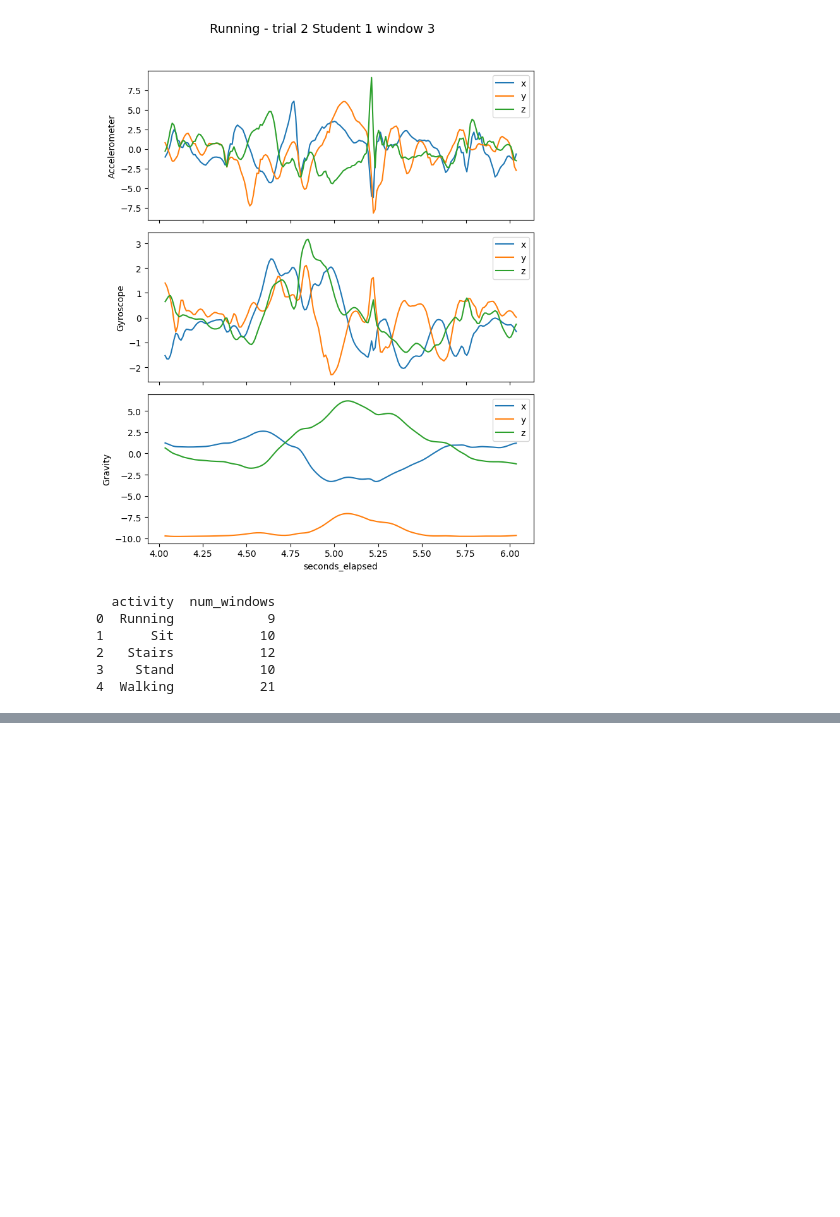
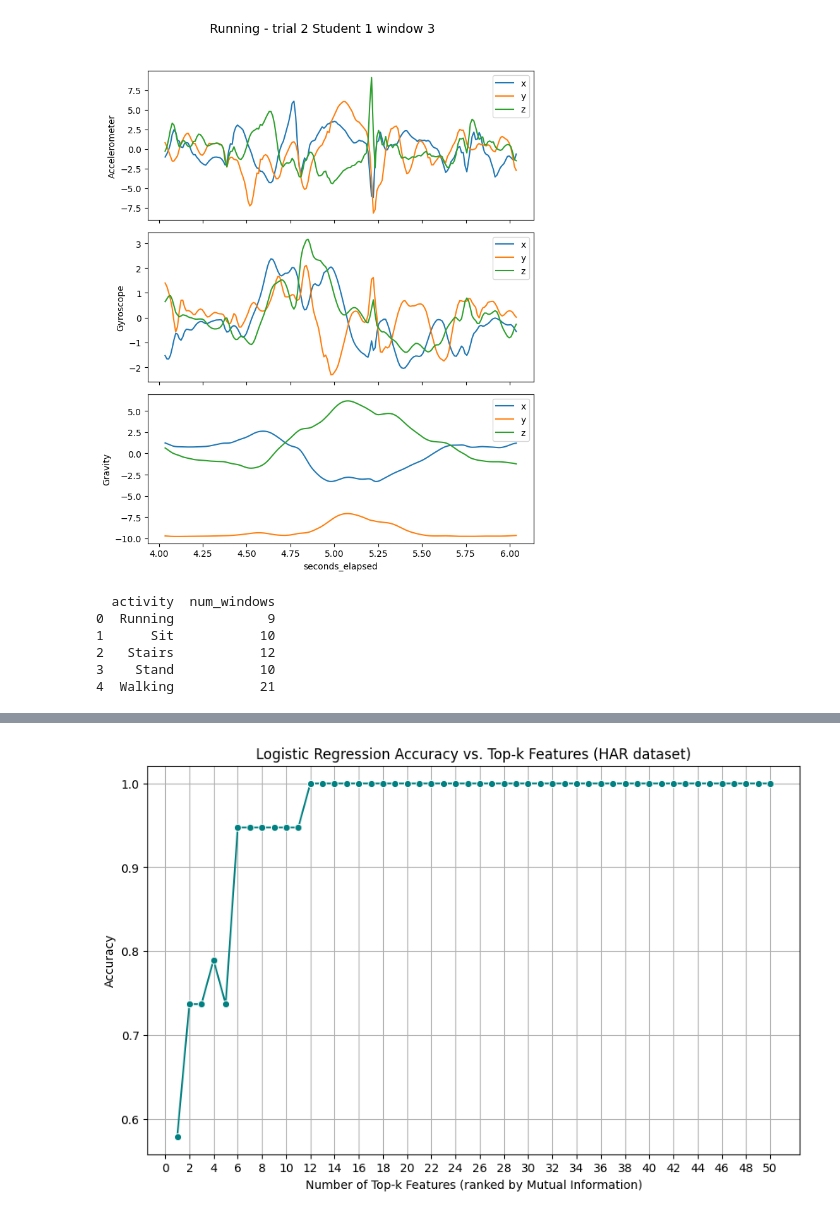
Before and after one commit to Szlj56/Data-Analysis-Assignment-1, a Jupyter notebook: Main.ipynb, the cells around one changed output, grey strips where cells are left out. Saved outputs shown, nothing was run; the diff lists cells and outputs as text; code cells hidden in the pictures; blank space fills up the shorter version.

```diff
--- a/Main.ipynb
+++ b/Main.ipynb
@@ -65,6 +66,10 @@ def load_raw_data(root_dir, sensors=("Accelerometer", "Gravity", "Gyroscope")):
     return data
 # %%
 data = load_raw_data("Raw Data")
+
+# Save the data dictionary to a pickle file
+with open("data.pkl", "wb") as f:
+    pickle.dump(data, f)
 # %%
 data["Stand"]["1"]["Student1"]["accelerometer"]
 # %% [output]
@@ -453,3 +458,8 @@ def plot_window(window_df, activity_name="Activity"):
     axes[-1].set_xlabel(tcol)
     plt.tight_layout(rect=[0, 0, 1, 0.95])
     plt.show()
+# %%
+
+# Save the win dictionary to a pickle file
+with open("win.pkl", "wb") as f:
+    pickle.dump(win, f)
@@ -494,0 +1132,76 @@ print(counts)
+# %%
+import matplotlib.pyplot as plt
+import seaborn as sns
+import numpy as np
+import pandas as pd
+from sklearn.model_selection import train_test_split
+from sklearn.preprocessing import StandardScaler
+from sklearn.linear_model import LogisticRegression
+from sklearn.metrics import accuracy_score
+from sklearn.feature_selection import mutual_info_classif
+
+# ----------------------------------------------------------------------------
+# Step 0: Load your filtered features (after variance/correlation filtering)
+# ----------------------------------------------------------------------------
+df = pd.read_csv("features_filtered.csv")   # or "features.csv"
+meta_cols = ["activity", "trial", "student", "window_idx"]
+
+X = df.drop(columns=[c for c in meta_cols if c in df.columns], errors="ignore")
+y = df["activity"]
+
+# Train/Test split
+X_train, X_test, y_train, y_test = train_test_split(
+    X, y, test_size=0.3, random_state=42, stratify=y
+)
+
+# ----------------------------------------------------------------------------
+# Step 0.5: Scale Features (important for logistic regression stability)
+# ----------------------------------------------------------------------------
+scaler = StandardScaler()
+X_train_scaled = pd.DataFrame(scaler.fit_transform(X_train), columns=X_train.columns)
+X_test_scaled  = pd.DataFrame(scaler.transform(X_test), columns=X_test.columns)
+
+# ----------------------------------------------------------------------------
+# Step 1: Compute Mutual Information Scores
+# ----------------------------------------------------------------------------
+mi_scores = mutual_info_classif(X_train_scaled, y_train, random_state=42)
+feature_ranking = np.argsort(mi_scores)[::-1]  # indices of features sorted by MI
+
+# ----------------------------------------------------------------------------
+# Step 2: Evaluate Logistic Regression with Top-k Features
+# ----------------------------------------------------------------------------
+total_features = X_train.shape[1]
+accuracy_list = []
+
+for k in range(1, total_features + 1):
+    top_k_features = X_train_scaled.columns[feature_ranking[:k]]
+    model = LogisticRegression(max_iter=5000, random_state=42, multi_class="multinomial")
+    model.fit(X_train_scaled[top_k_features], y_train)
+    y_pred = model.predict(X_test_scaled[top_k_features])
+    acc = accuracy_score(y_test, y_pred)
+    accuracy_list.append(acc)
+
+# ----------------------------------------------------------------------------
+# Step 3: Plot Accuracy vs. Number of Features
+# ----------------------------------------------------------------------------
+plt.figure(figsize=(10,6))
+sns.lineplot(
+    x=range(1, total_features + 1),
+    y=accuracy_list,
+    marker="o",
+    color="teal"
+)
+plt.xlabel("Number of Top-k Features (ranked by Mutual Information)")
+plt.ylabel("Accuracy")
+plt.title("Logistic Regression Accuracy vs. Top-k Features (HAR dataset)")
+plt.xticks(range(0, total_features + 1, max(1, total_features // 20)))
+plt.grid(True)
+plt.show()
+
+# ----------------------------------------------------------------------------
+# Step 4 (Optional): Print best k
+# ----------------------------------------------------------------------------
+best_k = np.argmax(accuracy_list) + 1
+print(f"Best accuracy: {max(accuracy_list):.3f} with top {best_k} features.")
+# %% [output]
+[figure, added]
```
Also changed, not shown: parts of 25 cells of this notebook, 4 other files.
